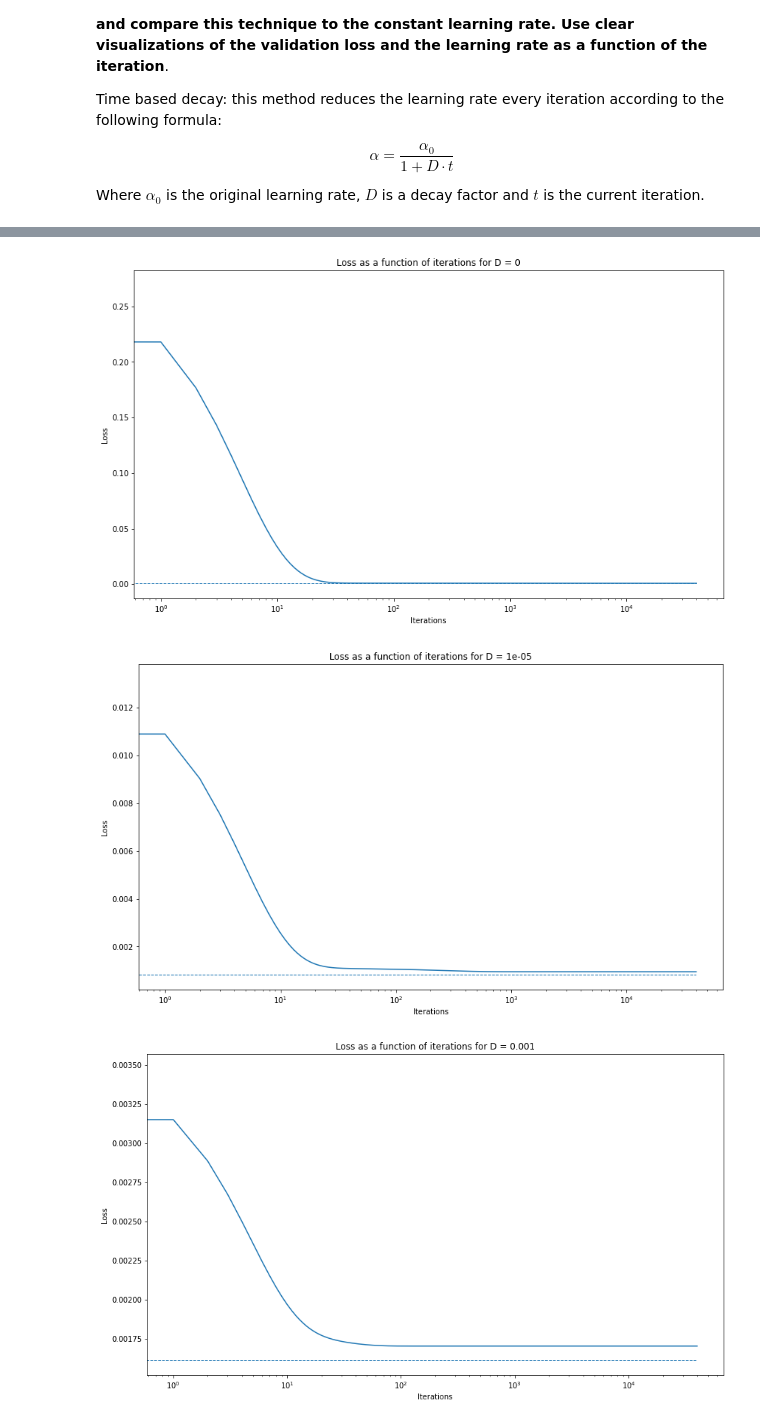
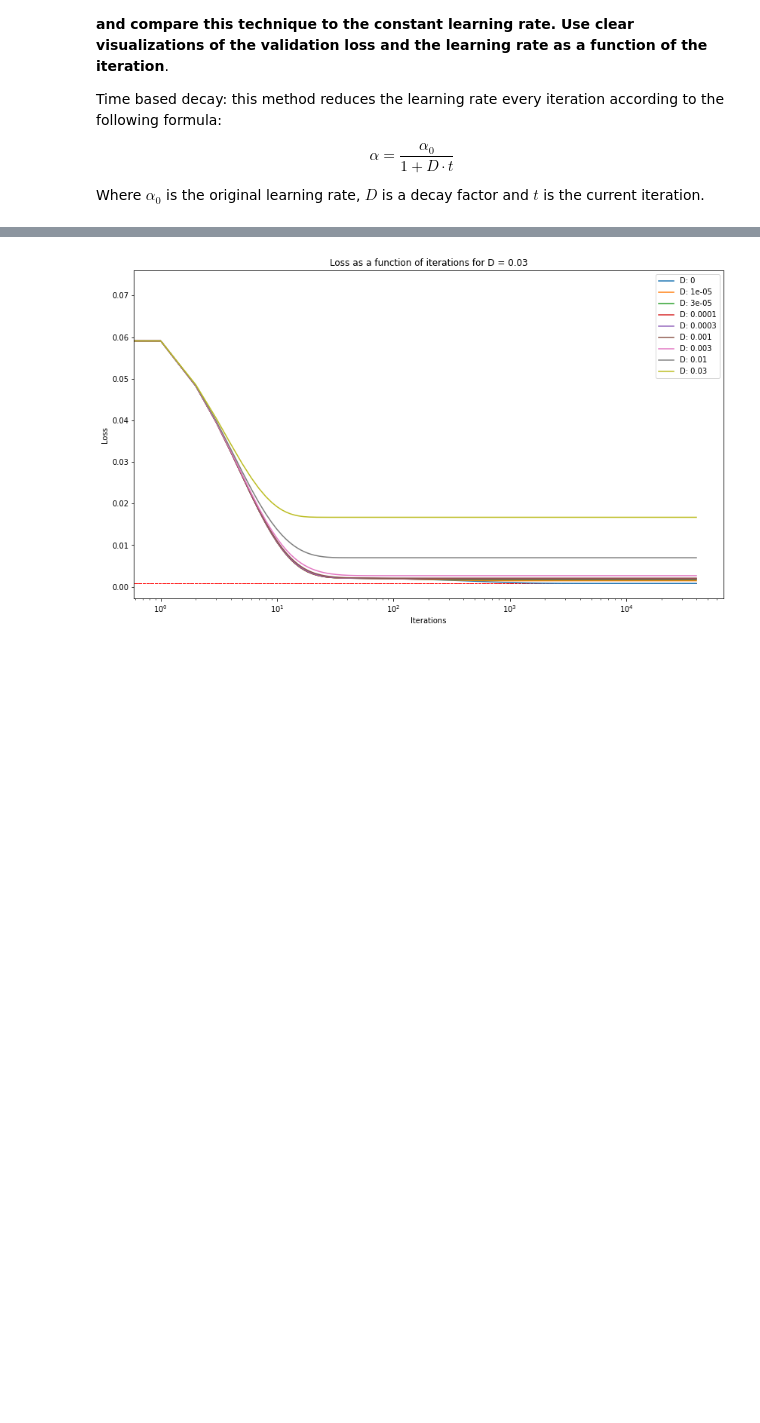
Before and after one commit to BDR2939/ML-from-Data, a Jupyter notebook: HW1/hw1.ipynb, the cells around one changed output, grey strips where cells are left out. Drawn from its saved outputs; the diff is of its cells as text; code cells hidden in the pictures; blank space fills up the shorter version.

```diff
--- a/HW1/hw1.ipynb
+++ b/HW1/hw1.ipynb
@@ -628,24 +622,26 @@ def gradient_descent_with_adaptive_learning_rate(X, y, theta, alpha, D, iteratio
 
     return theta, J_history, alpha_history
 # %%
-D = [0, 0.00001, 0.001]
+D = [0, 0.00001, 0.00003, 0.0001, 0.0003, 0.001, 0.003, 0.01, 0.03]
+
 
 thetas = []
 J_histories = []
 alpha_histories = []
 J_validations = []
 np.random.seed(42)
-theta = np.random.random(size=2)
+initial_theta = np.random.random(size=2)
 iterations = 40000
 alpha = 0.1
 
 for d in D:
-    initial_theta = np.random.random(size=2)
     theta, J_history, alpha_history = gradient_descent_with_adaptive_learning_rate(X_train, y_train, initial_theta, alpha, d, iterations)
     thetas.append(theta)
     J_histories.append(J_history)
     alpha_histories.append(alpha_history)
-    J_validations.append(compute_cost(X_val, y_val, theta))
+
+theta_pinv = pinv(X_train ,y_train)
+J_pinv = compute_cost(X_train, y_train, theta_pinv)
 # %%
 for alpha_history in alpha_histories:
     plt.plot(np.arange(iterations), alpha_history)
@@ -660,13 +656,12 @@ plt.show()
 # %%
 for i in range(len(D)):
     plt.plot(np.arange(iterations), J_histories[i])
-    plt.hlines(y = J_validations[i], xmin = 0, xmax = iterations, linewidth = 1, linestyle = 'dashed')
-    plt.xscale('log')
-    plt.xlabel('Iterations')
-    plt.ylabel('Loss')
-    plt.title(f'Loss as a function of iterations for D = {D[i]}')
-    plt.show()
+    plt.hlines(y = J_pinv, xmin = 0, xmax = iterations, linewidth = 1, linestyle = 'dashed', color = 'r')
+plt.xscale('log')
+plt.xlabel('Iterations')
+plt.ylabel('Loss')
+plt.title(f'Loss as a function of iterations for D = {D[i]}')
+plt.legend(list(map(lambda d: f'D: {d}', D)))
+plt.show()
 # %% [output]
-[figure, old version]
+[figure, new version]
-[figure, removed]
-[figure, removed]
```
Also changed, not shown: parts of 6 cells of this notebook, 1 other file.
